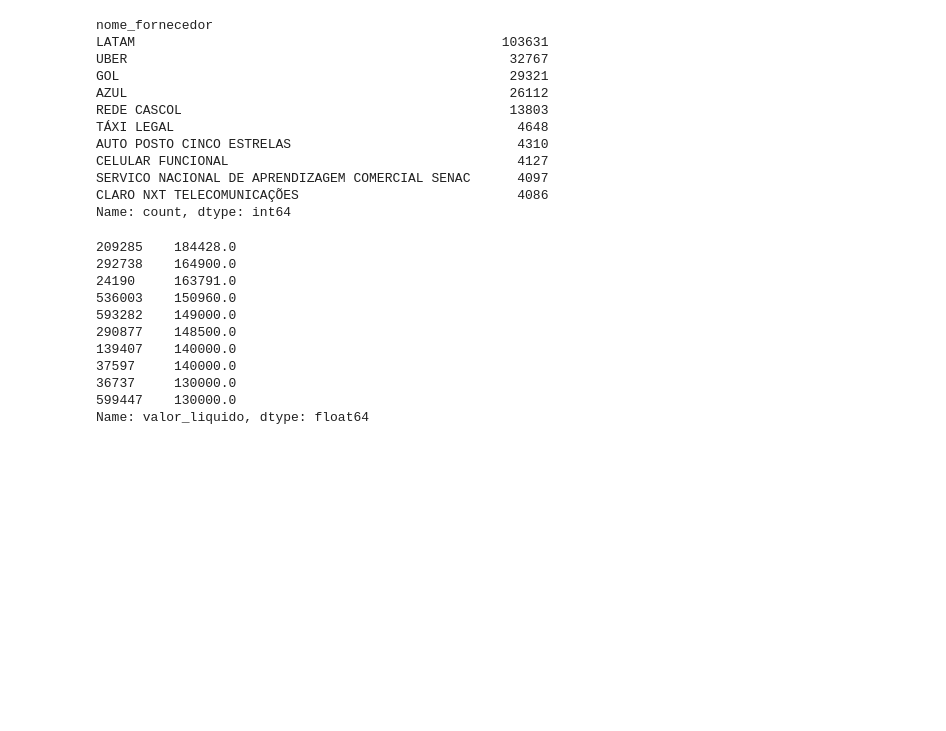
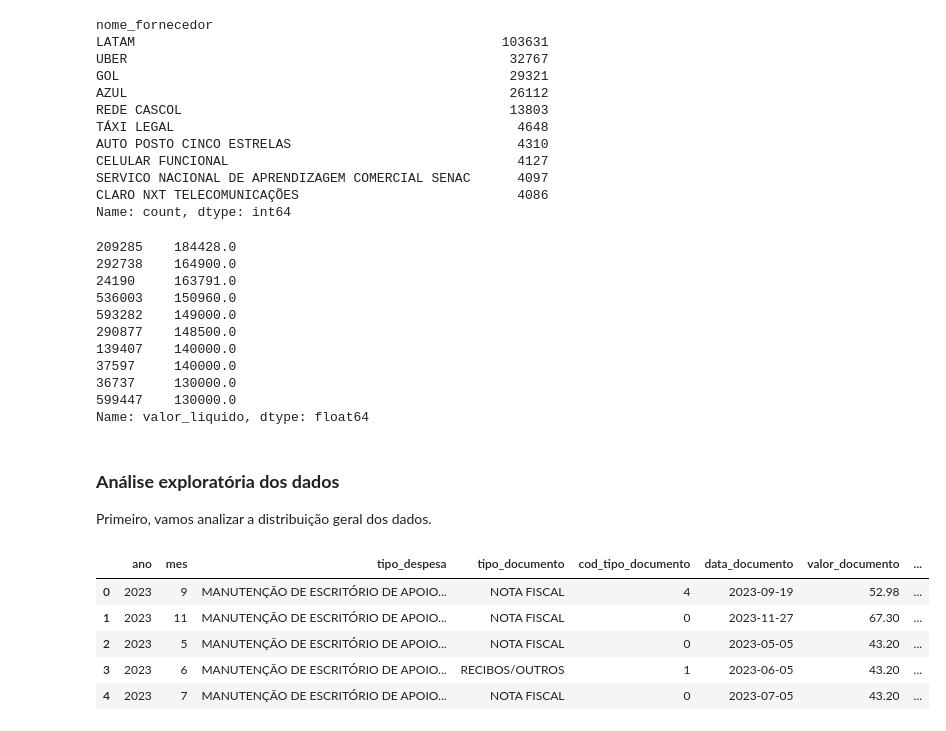
Before and after one commit to arthxrmedeiros/IcdProject, a Jupyter notebook: notebooks/explorationeDespesas.ipynb, the cells around one changed output. Drawn from its saved outputs; the diff is of its cells as text; code cells hidden in the pictures; blank space fills up the shorter version.

```diff
--- a/notebooks/explorationeDespesas.ipynb
+++ b/notebooks/explorationeDespesas.ipynb
@@ -543,0 +550,3 @@ Name: valor_liquido, dtype: float64
+# %% [markdown]
+### **Análise exploratória dos dados**
+Primeiro, vamos analizar a distribuição geral dos dados.
@@ -543,0 +555,11 @@ Name: valor_liquido, dtype: float64
+# %%
+#a fim de costume e praticidade, usaremos a variavel df para representar o dataframe de despesas
+df = df_despesas
+df.head()
+# %% [output]
+|  | ano | mes | tipo_despesa | tipo_documento | cod_tipo_documento | data_documento | valor_documento | ... |
+| 0 | 2023 | 9 | MANUTENÇÃO DE ESCRITÓRIO DE APOIO... | NOTA FISCAL | 4 | 2023-09-19 | 52.98 | ... |
+| 1 | 2023 | 11 | MANUTENÇÃO DE ESCRITÓRIO DE APOIO... | NOTA FISCAL | 0 | 2023-11-27 | 67.30 | ... |
+| 2 | 2023 | 5 | MANUTENÇÃO DE ESCRITÓRIO DE APOIO... | NOTA FISCAL | 0 | 2023-05-05 | 43.20 | ... |
+| 3 | 2023 | 6 | MANUTENÇÃO DE ESCRITÓRIO DE APOIO... | RECIBOS/OUTROS | 1 | 2023-06-05 | 43.20 | ... |
+| 4 | 2023 | 7 | MANUTENÇÃO DE ESCRITÓRIO DE APOIO... | NOTA FISCAL | 0 | 2023-07-05 | 43.20 | ... |
```
Also changed, not shown: parts of 6 cells of this notebook, 1 other file.
